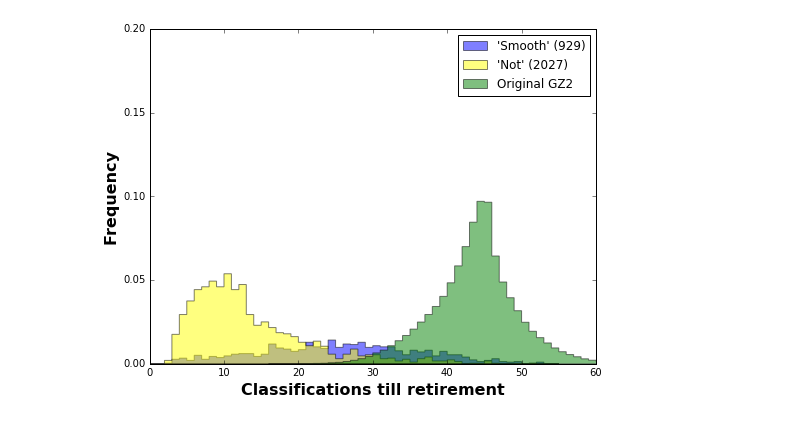
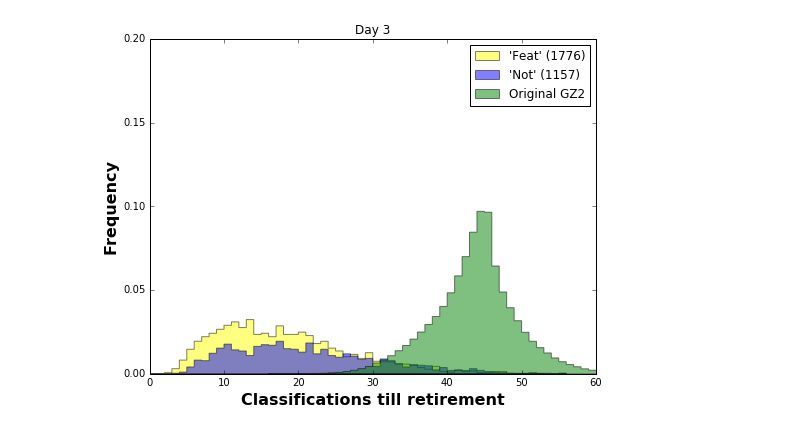
Before and after one commit to melaniebeck/SpaceWarps, a Jupyter notebook: analysis/expertsample_run/votes_till_retire_widget.ipynb, the cells around one changed output. Saved outputs shown, nothing was run; the diff lists cells and outputs as text; code cells hidden in the pictures.

```diff
--- a/analysis/expertsample_run/votes_till_retire_widget.ipynb
+++ b/analysis/expertsample_run/votes_till_retire_widget.ipynb
@@ -48,7 +48,7 @@ def fetch_filelist(params, kind='detected'):
     return filelist
 # %%
 def plot_num_classifications_to_retire(detected_file, rejected_file, GZ2_data,
-                                        config, featornot=False):
+                                       config, day, featornot=False):
 
     GZ2 = GZ2_data['total_classifications']
 
@@ -107,9 +107,12 @@ def plot_num_classifications_to_retire(detected_file, rejected_file, GZ2_data,
     ax.set_xlim(0,60.)
     ax.set_xlabel('Classifications till retirement', fontsize=16, weight='bold')
     ax.set_ylabel('Frequency', fontsize=16, weight='bold')
+    ax.set_title('Day %i'%day)
     ax.legend(loc='best')
 
-    plt.savefig('classifications_till_retirement_%s.png'%(config['survey']))
+    outfile = "PLPD5_p5_flipfeature2b_clicks_to_retire_figures/"\
+              "clicks_till_retirement_%s_%i.png"%(config['survey'], day)
+    plt.savefig(outfile)
     plt.show()
 # %%
 metadata = Table.read('metadata_ground_truth_labels.fits')
@@ -127,15 +130,14 @@ def plot_all_the_things(filename, day):
 
     plot_num_classifications_to_retire(detectedfilelist[day],
                                        rejectedfilelist[day],
-                                       metadata, params,
+                                       metadata, params, day,
                                        featornot=featornot)
 # %%
 filenames = {'S_standard':'update_sup_0.5_trainfirst_standard2.config',
-             'SU_standard':'update_sup_unsup_0.5_trainfirst_standard2.config',
-             'S_featornot':'update_sup_0.5_trainfirst_flipfeature2.config',
-             'SU_featornot':'update_sup_unsup_0.5_trainfirst_flipfeature2.config',
-             'S_standard_p5':'update_sup_PLPD5_p5_standard2.config'}
+             'S_featornot':'update_sup_0.5_trainfirst_flipfeature2b.config',
+             'S_standard_p5':'update_sup_PLPD5_p5_standard2.config',
+             'S_featornot_p5':'update_sup_PLPD5_p5_flipfeature2b.config'}
 interact(plot_all_the_things, filename=filenames,
-         day=widgets.IntSlider(min=0,max=13,step=1,value=5));
+         day=widgets.IntSlider(min=0,max=73,step=1,value=5));
 # %% [output]
-[figure, old version]
+[figure, new version]
```
Also changed, not shown: 5 other files.
